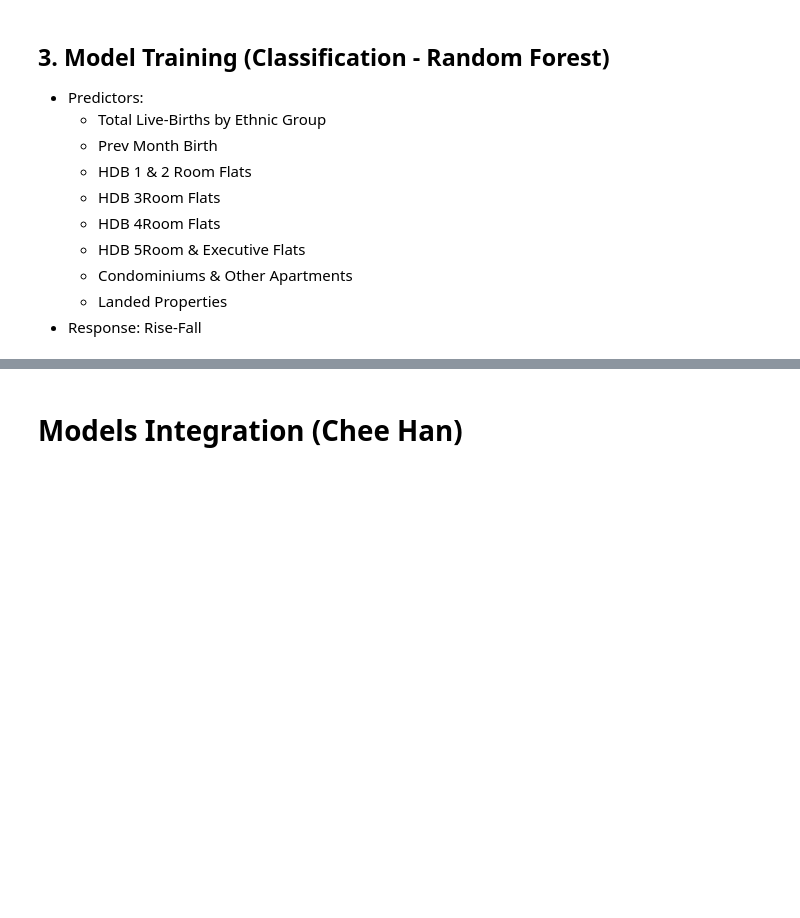
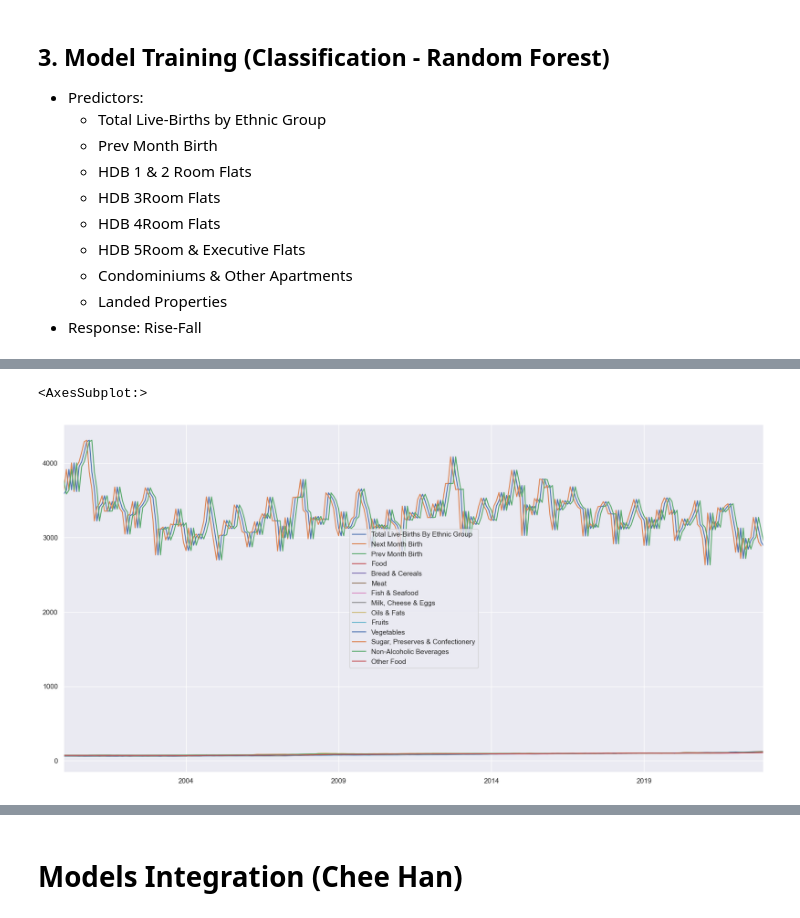
Before and after one commit to SleepHan/SC1015-Mini-Project, a Jupyter notebook: Main Analysis.ipynb, the cells around one changed output, grey strips where cells are left out. Drawn from its saved outputs; the diff is of its cells as text; code cells hidden in the pictures; blank space fills up the shorter version.

```diff
--- a/Main Analysis.ipynb
+++ b/Main Analysis.ipynb
@@ -975,0 +1072,4 @@ incomeMod = results[0][-1]
+# %%
+grocery = grocery.dropna()
+grocery.tail()
+grocery.count()
@@ -975,0 +1091,25 @@ incomeMod = results[0][-1]
+# %%
+grocerybirths = pd.DataFrame(birthData['Total Live-Births By Ethnic Group'])
+grocerybirths['Next Month Birth'] = grocerybirths['Total Live-Births By Ethnic Group'].shift(-1)
+grocerybirths['Prev Month Birth'] = grocerybirths['Total Live-Births By Ethnic Group'].shift(1)
+
+
+groceryTotal = grocerybirths.join(grocery['Food'], how='inner')
+bread = grocerybirths.join(grocery['Bread & Cereals'], how='inner')
+meat = grocerybirths.join(grocery['Meat'], how='inner')
+fish = grocerybirths.join(grocery['Fish & Seafood'], how='inner')
+eggs = grocerybirths.join(grocery['Milk, Cheese & Eggs'], how='inner')
+oil = grocerybirths.join(grocery['Oils & Fats'], how='inner')
+fruit = grocerybirths.join(grocery['Fruits'], how='inner')
+vegetable = grocerybirths.join(grocery['Vegetables'], how='inner')
+sugar = grocerybirths.join(grocery['Sugar, Preserves & Confectionery'], how='inner')
+alcohol = grocerybirths.join(grocery['Non-Alcoholic Beverages'], how='inner')
+others = grocerybirths.join(grocery['Other Food'], how='inner')
+
+groceryMerge = pd.concat([groceryTotal, bread, meat, fish, eggs, oil, fruit, vegetable, sugar, alcohol, others], axis=1, join='inner')
+groceryMerge = groceryMerge.loc[:,~groceryMerge.columns.duplicated(keep='first')]
+
+groceryMerge.plot(figsize=(20, 10))
+# %% [output]
+<AxesSubplot:>
+[figure, added]
```
Also changed, not shown: parts of 19 cells of this notebook, 1 other file.
